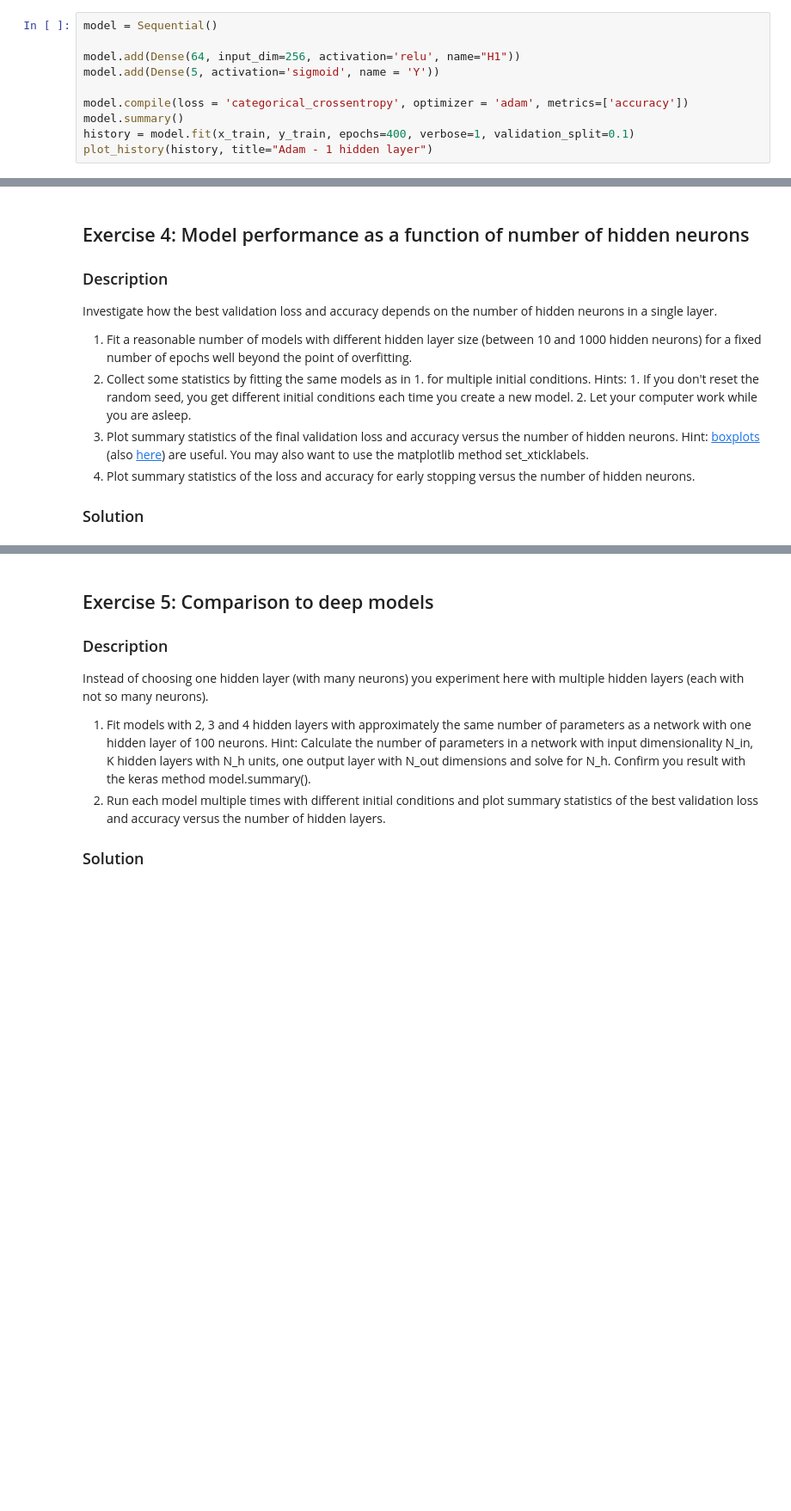
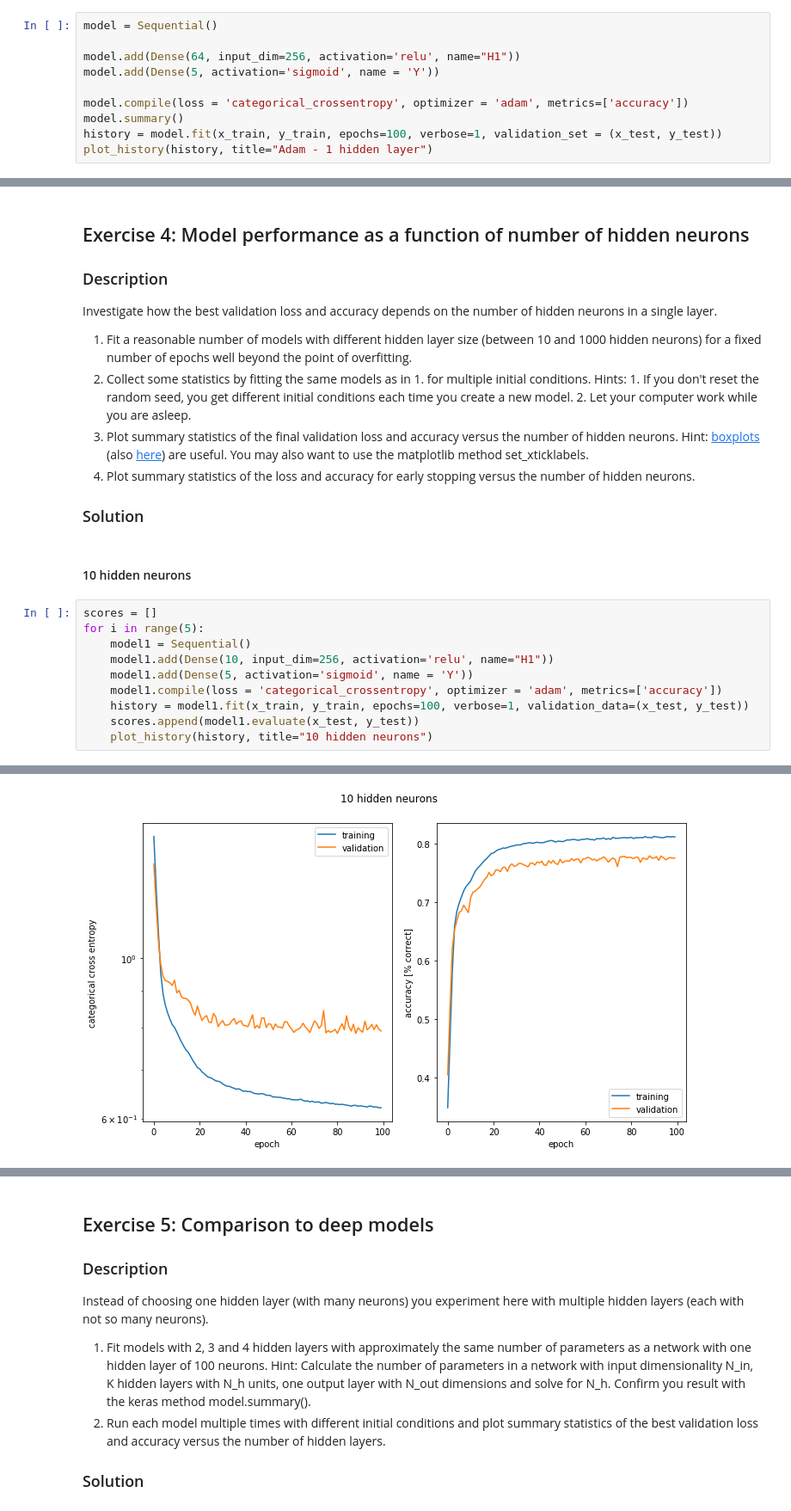
Before and after one commit to adrian-valente/ANN_project1, a Jupyter notebook: miniproject1.ipynb, the cells around one changed output, grey strips where cells are left out. Shown at 86% size. Drawn from its saved outputs; the diff is of its cells as text; blank space fills up the shorter version.

```diff
--- a/miniproject1.ipynb
+++ b/miniproject1.ipynb
@@ -586,7 +581,7 @@ model.add(Dense(5, activation='sigmoid', name = 'Y'))
 
 model.compile(loss = 'categorical_crossentropy', optimizer = 'adam', metrics=['accuracy'])
 model.summary()
-history = model.fit(x_train, y_train, epochs=400, verbose=1, validation_split=0.1)
+history = model.fit(x_train, y_train, epochs=100, verbose=1, validation_set = (x_test, y_test))
 plot_history(history, title="Adam - 1 hidden layer")
 # %% [output]
 _________________________________________________________________
@@ -629,3 +624,16 @@ Investigate how the best validation loss and accuracy depends on the number of h
 4. Plot summary statistics of the loss and accuracy for early stopping versus the number of hidden neurons.
 
 ### Solution
+# %% [markdown]
+#### 10 hidden neurons
+# %%
+scores = []
+for i in range(5):
+    model1 = Sequential()
+    model1.add(Dense(10, input_dim=256, activation='relu', name="H1"))
+    model1.add(Dense(5, activation='sigmoid', name = 'Y'))
+    model1.compile(loss = 'categorical_crossentropy', optimizer = 'adam', metrics=['accuracy'])
+    history = model1.fit(x_train, y_train, epochs=100, verbose=1, validation_data=(x_test, y_test))
+    scores.append(model1.evaluate(x_test, y_test))
+    plot_history(history, title="10 hidden neurons")
+# %% [output]
@@ -631,0 +657 @@ Investigate how the best validation loss and accuracy depends on the number of h
+[figure, added]
```
Also changed, not shown: parts of 19 cells of this notebook.
